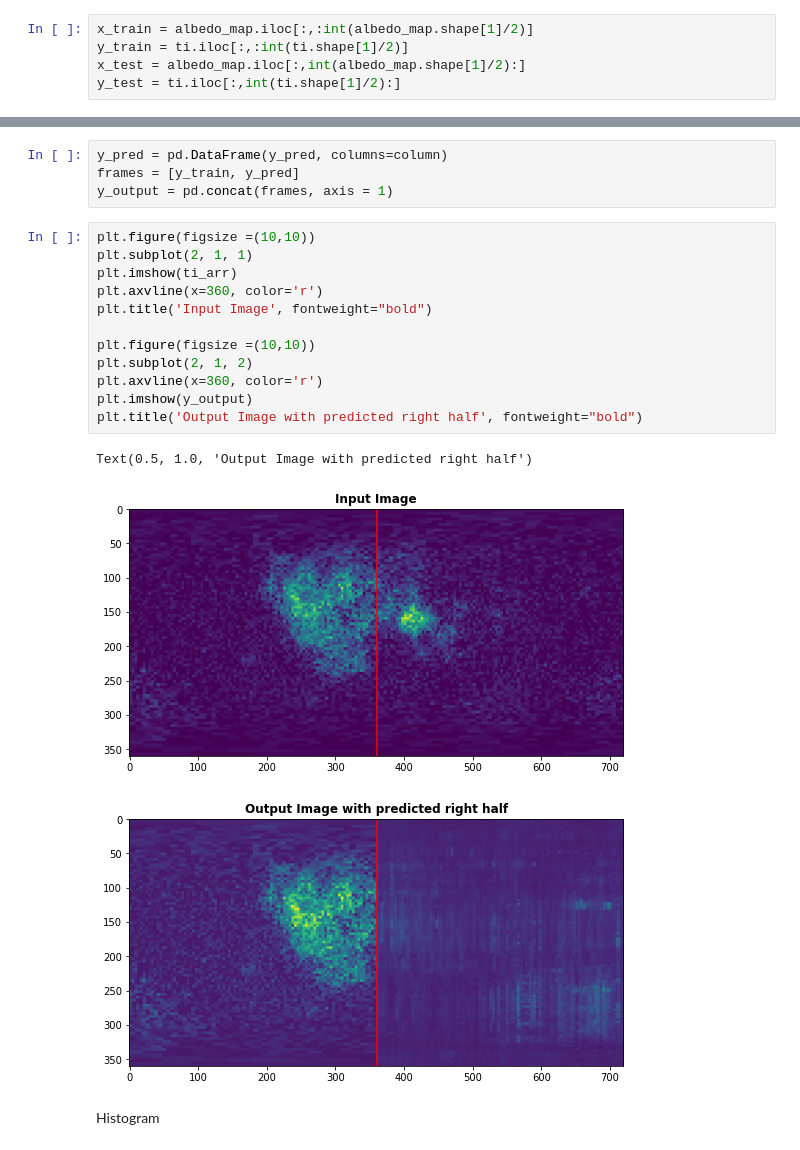
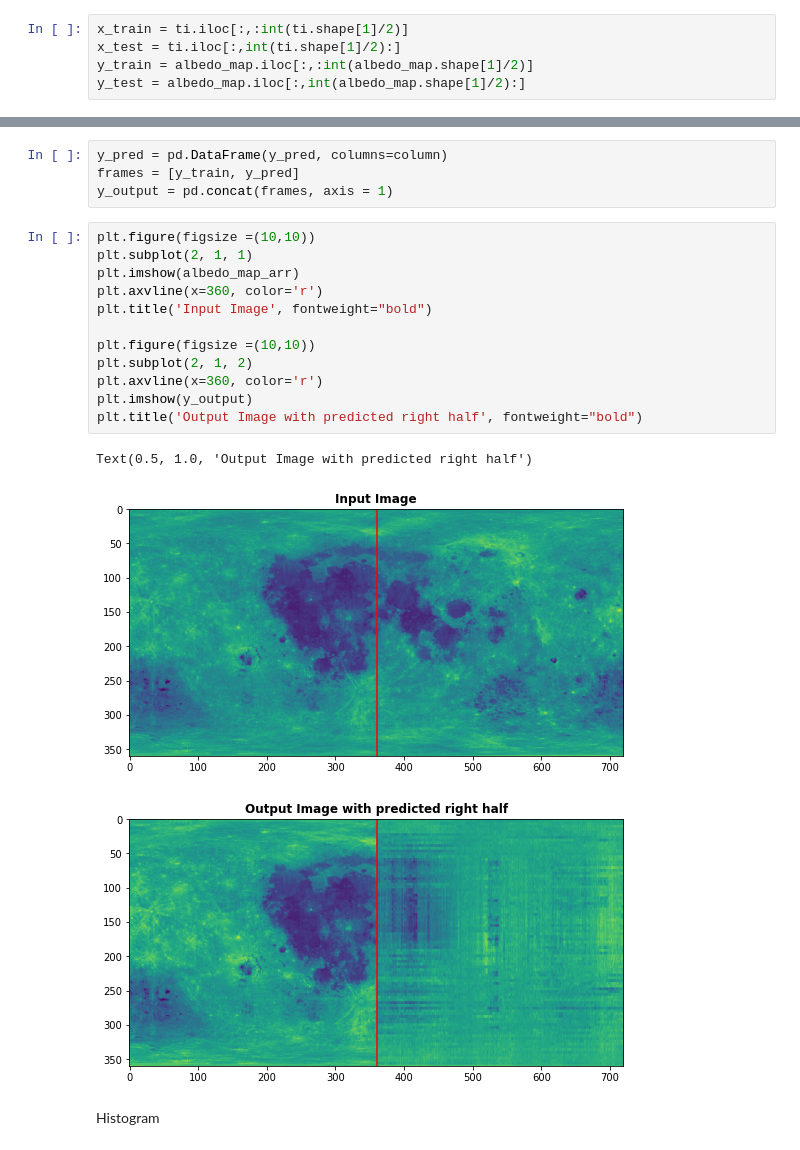
Before and after one commit to Kanav-Arora/Albedo-Moon, a Jupyter notebook: moon.ipynb, the cells around one changed output, grey strips where cells are left out. Drawn from its saved outputs; the diff is of its cells as text.

```diff
--- a/moon.ipynb
+++ b/moon.ipynb
@@ -215,10 +215,10 @@ plt.legend(['Predicted', 'True Image'])
 # %% [markdown]
 ### Ti
 # %%
-x_train = albedo_map.iloc[:,:int(albedo_map.shape[1]/2)]
-y_train = ti.iloc[:,:int(ti.shape[1]/2)]
-x_test = albedo_map.iloc[:,int(albedo_map.shape[1]/2):]
-y_test = ti.iloc[:,int(ti.shape[1]/2):]
+x_train = ti.iloc[:,:int(ti.shape[1]/2)]
+x_test = ti.iloc[:,int(ti.shape[1]/2):]
+y_train = albedo_map.iloc[:,:int(albedo_map.shape[1]/2)]
+y_test = albedo_map.iloc[:,int(albedo_map.shape[1]/2):]
 # %%
 regressor = MultiOutputRegressor(XGBRegressor(objective = 'reg:squarederror',n_estimators=150, random_state = 0, eta = 0.1, subsample = 0.6, eval_metric = 'rmse'))
 regressor.fit(x_train, y_train)
@@ -241,19 +241,19 @@ y_output = pd.concat(frames, axis = 1)
 # %%
 plt.figure(figsize =(10,10))
 plt.subplot(2, 1, 1)
-plt.imshow(ti_arr)
+plt.imshow(albedo_map_arr)
 plt.axvline(x=360, color='r')
 plt.title('Input Image', fontweight="bold")
 
 plt.figure(figsize =(10,10))
 plt.subplot(2, 1, 2)
 plt.axvline(x=360, color='r')
 plt.imshow(y_output)
 plt.title('Output Image with predicted right half', fontweight="bold")
 # %% [output]
 Text(0.5, 1.0, 'Output Image with predicted right half')
-[figure, old version]
+[figure, new version]
-[figure, old version]
+[figure, new version]
 # %% [markdown]
 Histogram
 # %%
```
Also changed, not shown: parts of 26 cells of this notebook, 1 other file.
